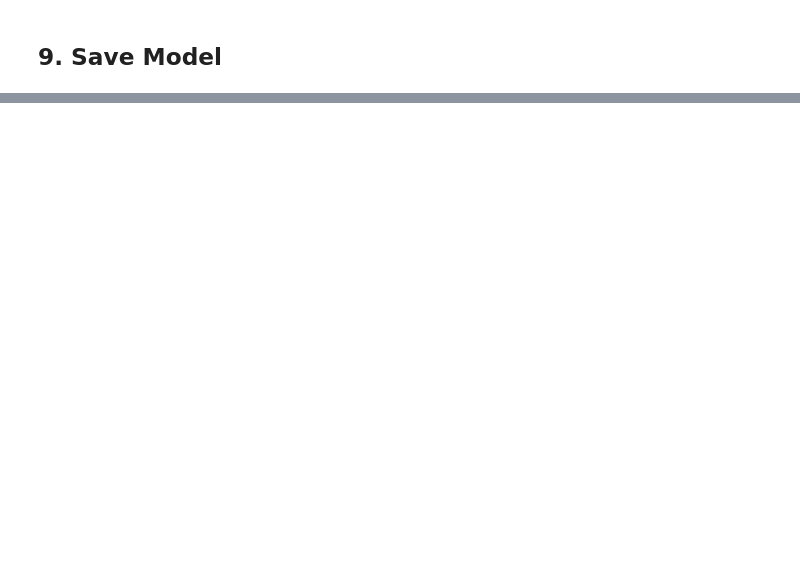
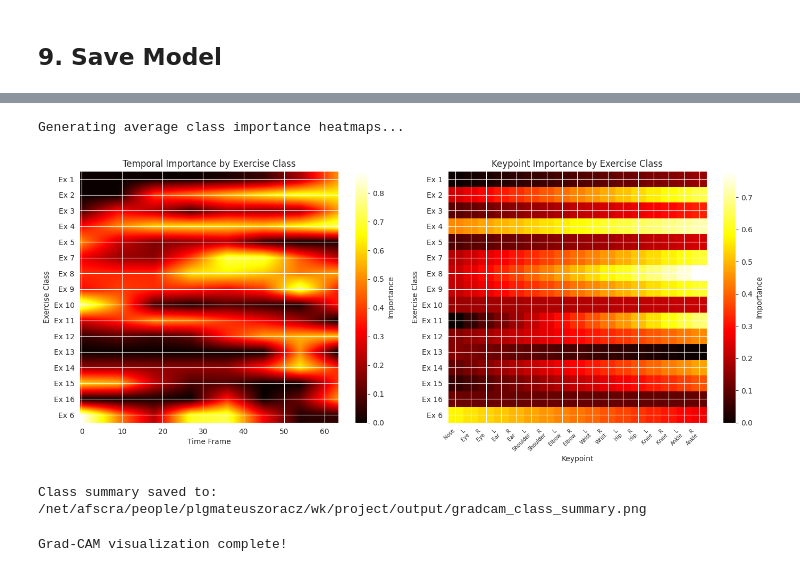
Before and after one commit to nadirean/3D-Conv-Action-GradCAM, a Jupyter notebook: notebooks/training.ipynb, the cells around one changed output, grey strips where cells are left out. Saved outputs shown, nothing was run; the diff lists cells and outputs as text; code cells hidden in the pictures; blank space fills up the shorter version.

Commit message:
retrain model

```diff
--- a/notebooks/training.ipynb
+++ b/notebooks/training.ipynb
@@ -727,0 +973,5 @@ Weights saved to: C:\Users\looxx\Desktop\studia\widzenie_komputerowe\3D-Conv-Act
+# %%
+# Initialize Grad-CAM
+gradcam = GradCAM(model, target_layer_idx=-1)
+
+print("Generating Grad-CAM visualizations for sample test predictions...")
@@ -727,0 +980,11 @@ Weights saved to: C:\Users\looxx\Desktop\studia\widzenie_komputerowe\3D-Conv-Act
+# %%
+# Select samples for visualization (one per class if possible)
+samples_per_class = {}
+for idx, (x, y) in enumerate(test_dataset):
+    y_val = y.item()
+    if y_val not in samples_per_class:
+        samples_per_class[y_val] = (x, y_val, idx)
+    if len(samples_per_class) >= num_classes:
+        break
+
+print(f"Found samples for {len(samples_per_class)} classes")
@@ -727,0 +1074,56 @@ Weights saved to: C:\Users\looxx\Desktop\studia\widzenie_komputerowe\3D-Conv-Act
+# %%
+# Generate summary heatmap of average importance per class
+print("\nGenerating average class importance heatmaps...")
+
+fig, axes = plt.subplots(1, 2, figsize=(14, 6))
+
+# Average temporal importance per class
+temporal_importance_per_class = []
+for result in gradcam_results:
+    temporal_importance_per_class.append(result['cam'].mean(axis=1))
+
+temporal_arr = np.array(temporal_importance_per_class)
+im1 = axes[0].imshow(temporal_arr, aspect='auto', cmap='hot', interpolation='bilinear')
+axes[0].set_xlabel('Time Frame')
+axes[0].set_ylabel('Exercise Class')
+axes[0].set_yticks(range(len(gradcam_results)))
+axes[0].set_yticklabels([f"Ex {idx_to_label[r['true_class']]}" for r in gradcam_results])
+axes[0].set_title('Temporal Importance by Exercise Class')
+plt.colorbar(im1, ax=axes[0], label='Importance')
+
+# Average keypoint importance per class
+keypoint_names = ['Nose', 'L_Eye', 'R_Eye', 'L_Ear', 'R_Ear',
+                  'L_Shoulder', 'R_Shoulder', 'L_Elbow', 'R_Elbow',
+                  'L_Wrist', 'R_Wrist', 'L_Hip', 'R_Hip',
+                  'L_Knee', 'R_Knee', 'L_Ankle', 'R_Ankle']
+
+keypoint_importance_per_class = []
+for result in gradcam_results:
+    keypoint_importance_per_class.append(result['cam'].mean(axis=0))
+
+keypoint_arr = np.array(keypoint_importance_per_class)
+im2 = axes[1].imshow(keypoint_arr, aspect='auto', cmap='hot', interpolation='nearest')
+axes[1].set_xlabel('Keypoint')
+axes[1].set_ylabel('Exercise Class')
+axes[1].set_xticks(range(len(keypoint_names)))
+axes[1].set_xticklabels([kp.replace('_', '\n') for kp in keypoint_names], fontsize=7, rotation=45, ha='right')
+axes[1].set_yticks(range(len(gradcam_results)))
+axes[1].set_yticklabels([f"Ex {idx_to_label[r['true_class']]}" for r in gradcam_results])
+axes[1].set_title('Keypoint Importance by Exercise Class')
+plt.colorbar(im2, ax=axes[1], label='Importance')
+
+plt.tight_layout()
+plt.savefig(OUTPUT_DIR / 'gradcam_class_summary.png', dpi=150, bbox_inches='tight')
+plt.show()
+
+print(f"Class summary saved to: {OUTPUT_DIR / 'gradcam_class_summary.png'}")
+# %% [output]
+Generating average class importance heatmaps...
+[figure, added]
+Class summary saved to: /net/afscra/people/plgmateuszoracz/wk/project/output/gradcam_class_summary.png
+# %%
+# Cleanup
+gradcam.remove_hooks()
+print("\nGrad-CAM visualization complete!")
+# %% [output]
+Grad-CAM visualization complete!
```
Also changed, not shown: parts of 19 cells of this notebook, 3 other files.
